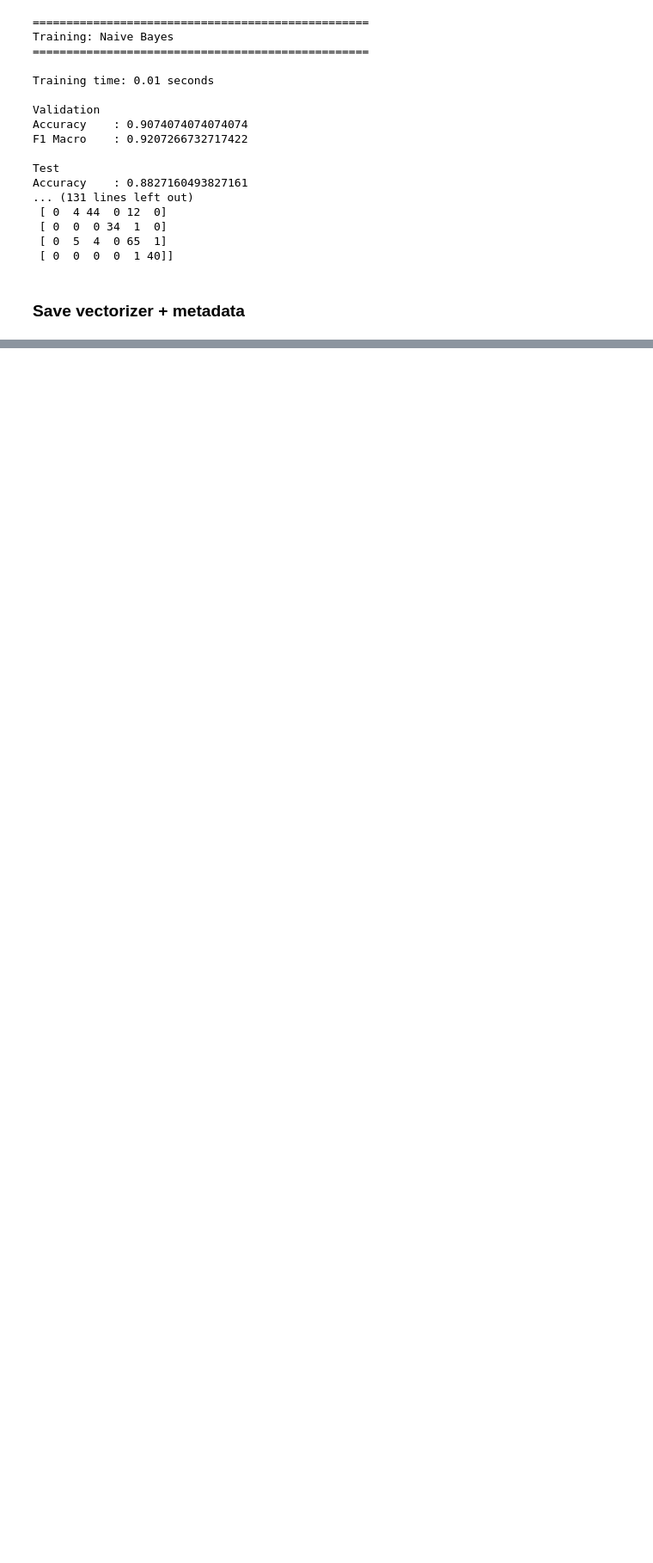
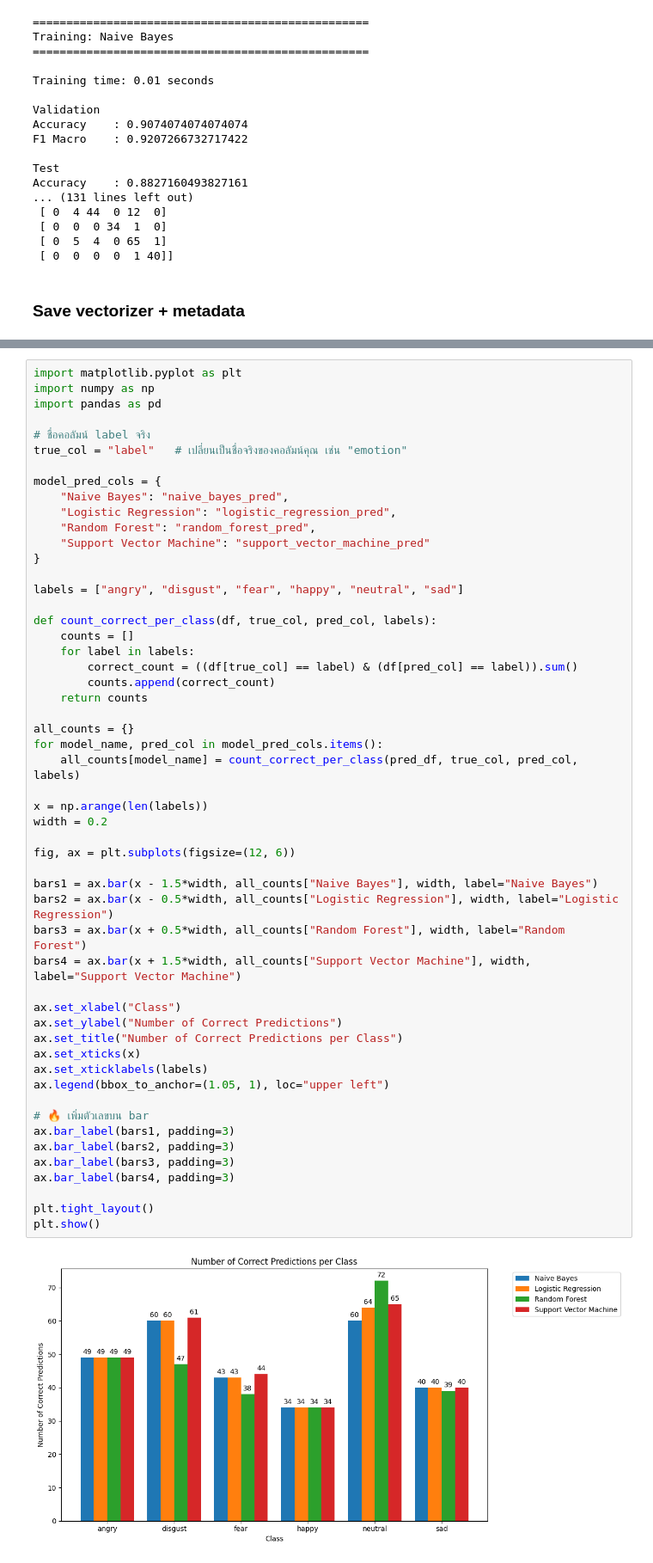
Before and after one commit to Grace6687003/Senior_Project_Text_Mining, a Jupyter notebook: notebooks3/02_train_ml.ipynb, the cells around one changed output, grey strips where cells are left out. Shown at 86% size. Saved outputs shown, nothing was run; the diff lists cells and outputs as text; blank space fills up the shorter version.

```diff
--- a/notebooks3/02_train_ml.ipynb
+++ b/notebooks3/02_train_ml.ipynb
@@ -246 +246,56 @@ Total training pipeline time: 13.53 seconds
 Done
+# %%
+import matplotlib.pyplot as plt
+import numpy as np
+import pandas as pd
+
+# ชื่อคอลัมน์ label จริง
+true_col = "label"   # เปลี่ยนเป็นชื่อจริงของคอลัมน์คุณ เช่น "emotion"
+
+model_pred_cols = {
+    "Naive Bayes": "naive_bayes_pred",
+    "Logistic Regression": "logistic_regression_pred",
+    "Random Forest": "random_forest_pred",
+    "Support Vector Machine": "support_vector_machine_pred"
+}
+
+labels = ["angry", "disgust", "fear", "happy", "neutral", "sad"]
+
+def count_correct_per_class(df, true_col, pred_col, labels):
+    counts = []
+    for label in labels:
+        correct_count = ((df[true_col] == label) & (df[pred_col] == label)).sum()
+        counts.append(correct_count)
+    return counts
+
+all_counts = {}
+for model_name, pred_col in model_pred_cols.items():
+    all_counts[model_name] = count_correct_per_class(pred_df, true_col, pred_col, labels)
+
+x = np.arange(len(labels))
+width = 0.2
+
+fig, ax = plt.subplots(figsize=(12, 6))
+
+bars1 = ax.bar(x - 1.5*width, all_counts["Naive Bayes"], width, label="Naive Bayes")
+bars2 = ax.bar(x - 0.5*width, all_counts["Logistic Regression"], width, label="Logistic Regression")
+bars3 = ax.bar(x + 0.5*width, all_counts["Random Forest"], width, label="Random Forest")
+bars4 = ax.bar(x + 1.5*width, all_counts["Support Vector Machine"], width, label="Support Vector Machine")
+
+ax.set_xlabel("Class")
+ax.set_ylabel("Number of Correct Predictions")
+ax.set_title("Number of Correct Predictions per Class")
+ax.set_xticks(x)
+ax.set_xticklabels(labels)
+ax.legend(bbox_to_anchor=(1.05, 1), loc="upper left")
+
+# 🔥 เพิ่มตัวเลขบน bar
+ax.bar_label(bars1, padding=3)
+ax.bar_label(bars2, padding=3)
+ax.bar_label(bars3, padding=3)
+ax.bar_label(bars4, padding=3)
+
+plt.tight_layout()
+plt.show()
+# %% [output]
+[figure, added]
```
Also changed, not shown: parts of 1 cell of this notebook, 8 other files.
